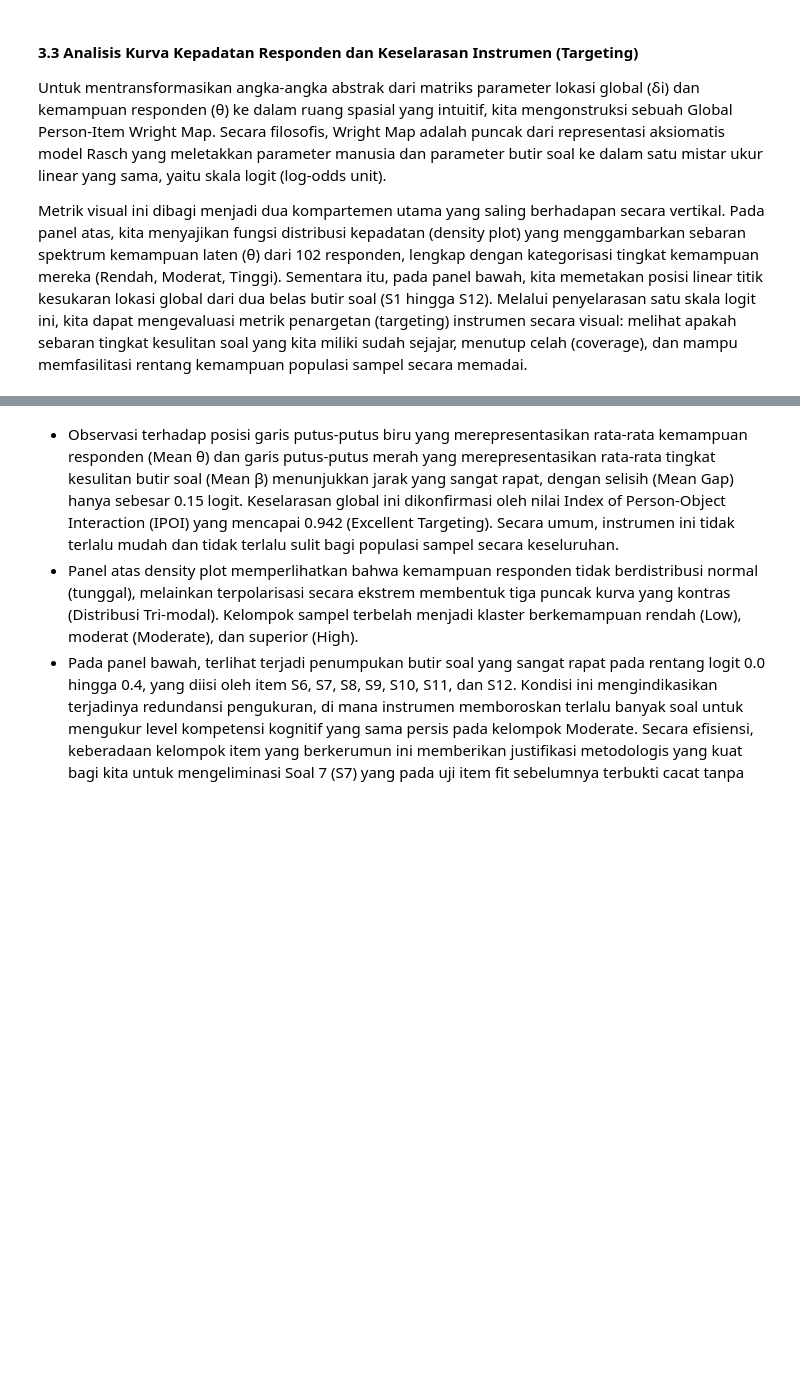
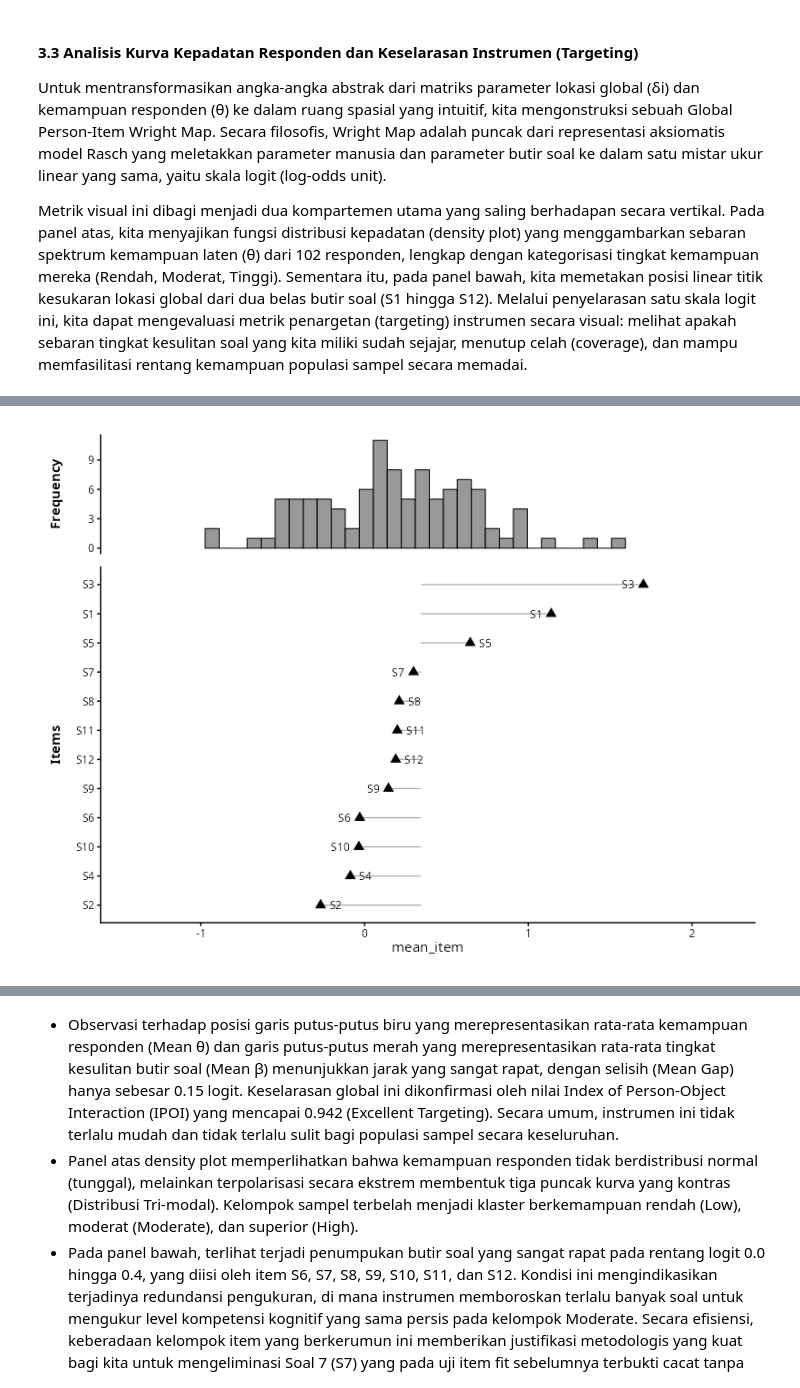
Before and after one commit to oktavianuu/the-curious-analyst, a Jupyter notebook: dea/analisis_eRm/rasch_eRm.ipynb, the cells around one changed output, grey strips where cells are left out. Saved outputs shown, nothing was run; the diff lists cells and outputs as text; code cells hidden in the pictures; blank space fills up the shorter version.

```diff
--- a/dea/analisis_eRm/rasch_eRm.ipynb
+++ b/dea/analisis_eRm/rasch_eRm.ipynb
@@ -565,0 +487,6 @@ plot_wright_map(rasch_model_pcm)
+# %%
+source('fungsi/wrightmap2.R')
+wrightmap2 <- plot_wright_map2(rasch_model_pcm)
+wrightmap2
+# %% [output]
+[figure, added]
```
Also changed, not shown: parts of 15 cells of this notebook, 33 other files.
